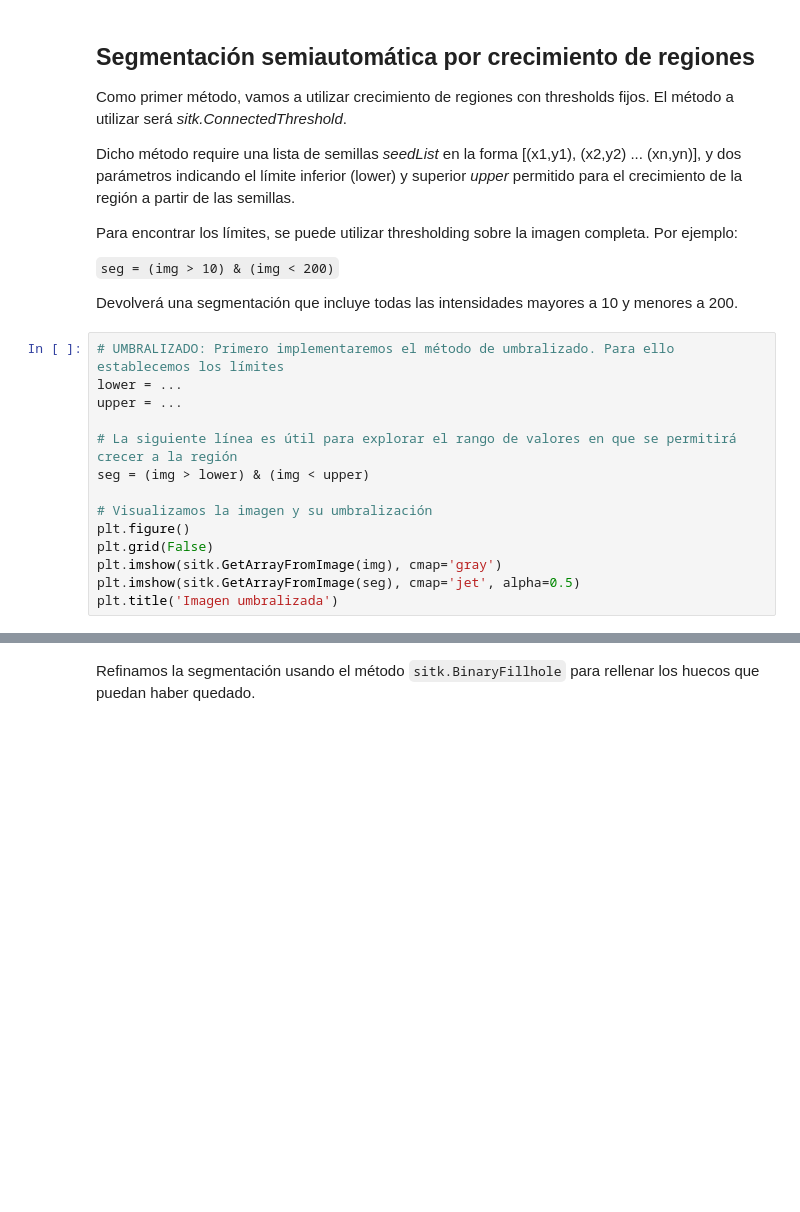
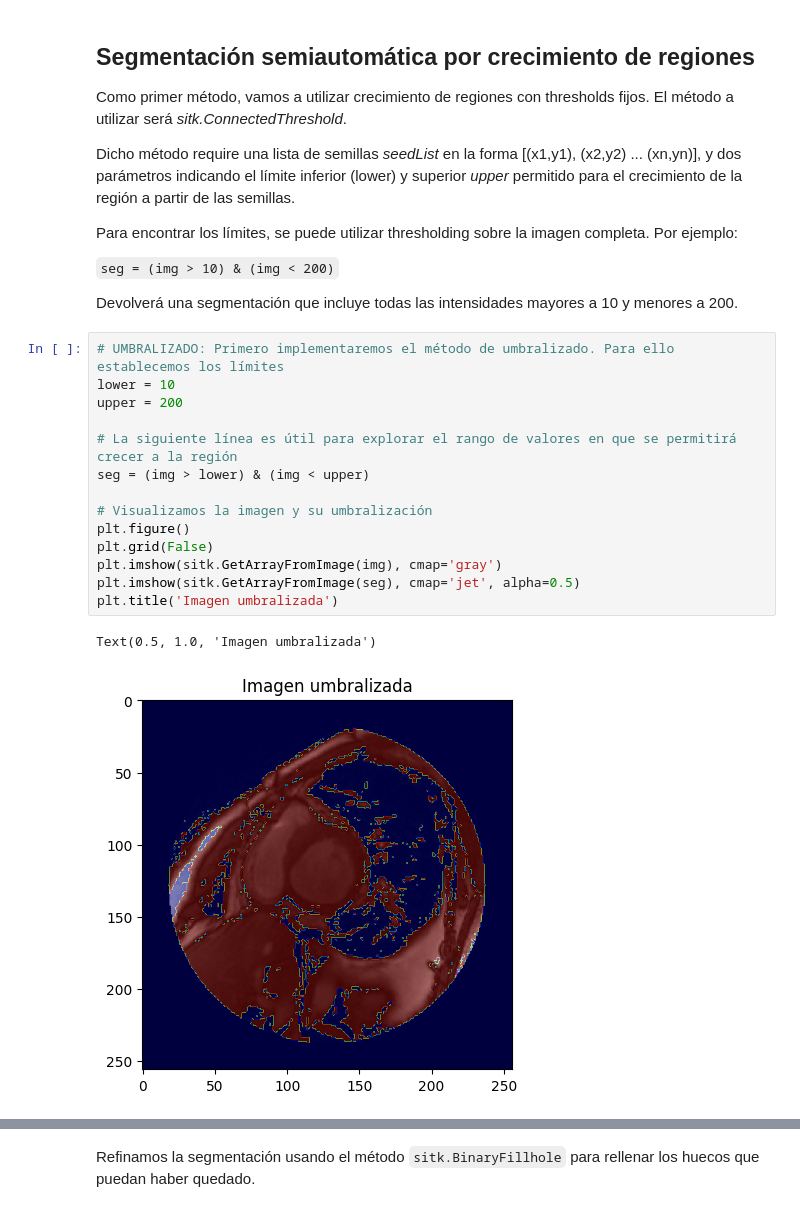
Before and after one commit to machulsky61/Deep-Learning, a Jupyter notebook: Notebooks/4 Segmentación de Imágenes.ipynb, the cells around one changed output, grey strips where cells are left out. Cells and saved outputs as stored; diff of their text form; blank space fills up the shorter version.

```diff
--- a/Notebooks/4 Segmentación de Imágenes.ipynb
+++ b/Notebooks/4 Segmentación de Imágenes.ipynb
@@ -135,17 +139,20 @@ Para encontrar los límites, se puede utilizar thresholding sobre la imagen comp
 Devolverá una segmentación que incluye todas las intensidades mayores a 10 y menores a 200.
 # %%
 # UMBRALIZADO: Primero implementaremos el método de umbralizado. Para ello establecemos los límites
-lower = ...
-upper = ...
+lower = 10
+upper = 200
 
 # La siguiente línea es útil para explorar el rango de valores en que se permitirá crecer a la región
 seg = (img > lower) & (img < upper)
 
 # Visualizamos la imagen y su umbralización
 plt.figure()
 plt.grid(False)
 plt.imshow(sitk.GetArrayFromImage(img), cmap='gray')
 plt.imshow(sitk.GetArrayFromImage(seg), cmap='jet', alpha=0.5)
 plt.title('Imagen umbralizada')
+# %% [output]
+Text(0.5, 1.0, 'Imagen umbralizada')
+[figure, added]
 # %%
 # REGION GROWING: Procedemos a añadir una lista de puntos semilla para los cuales se crecerá la región sobre la semillas
```
Also changed, not shown: parts of 26 cells of this notebook.
